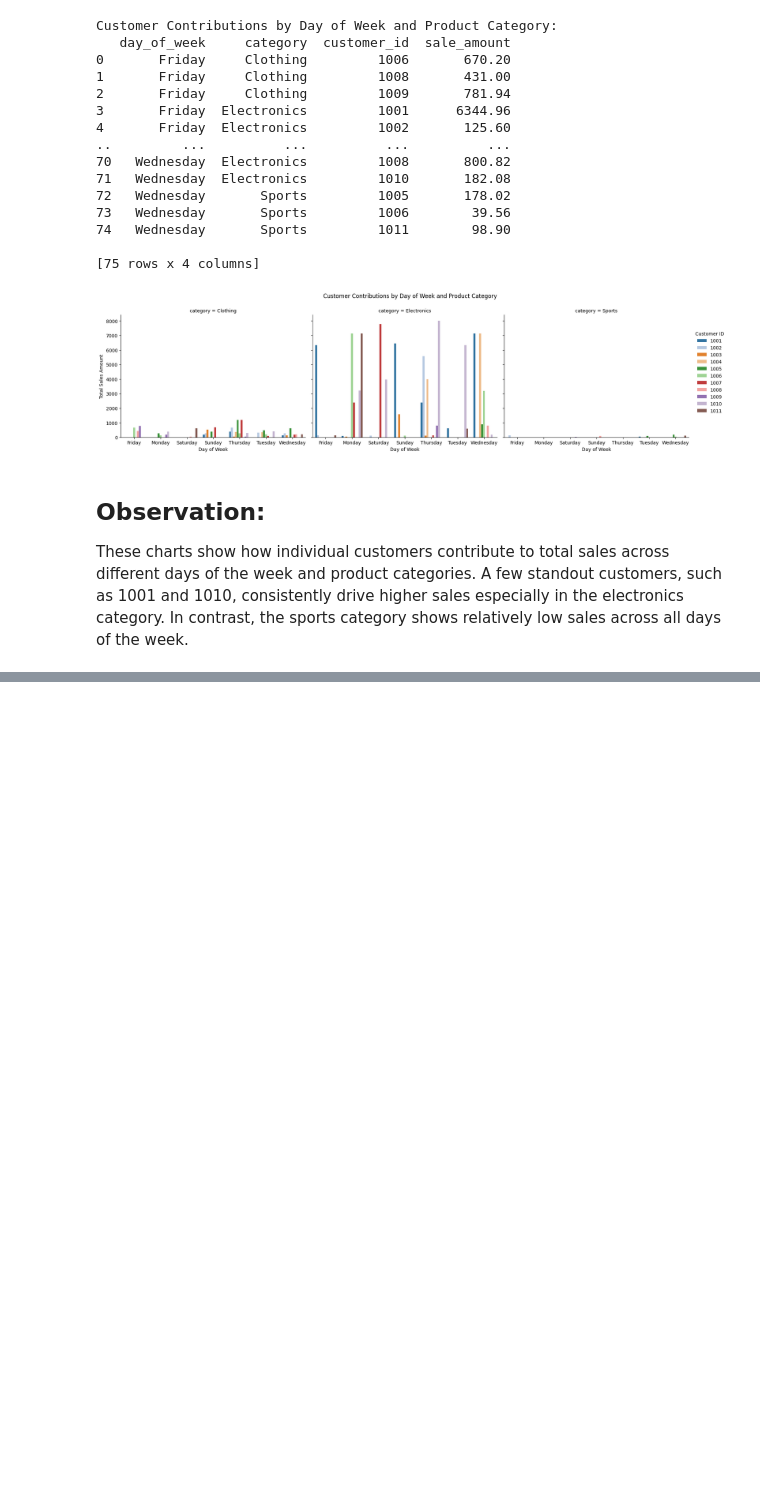
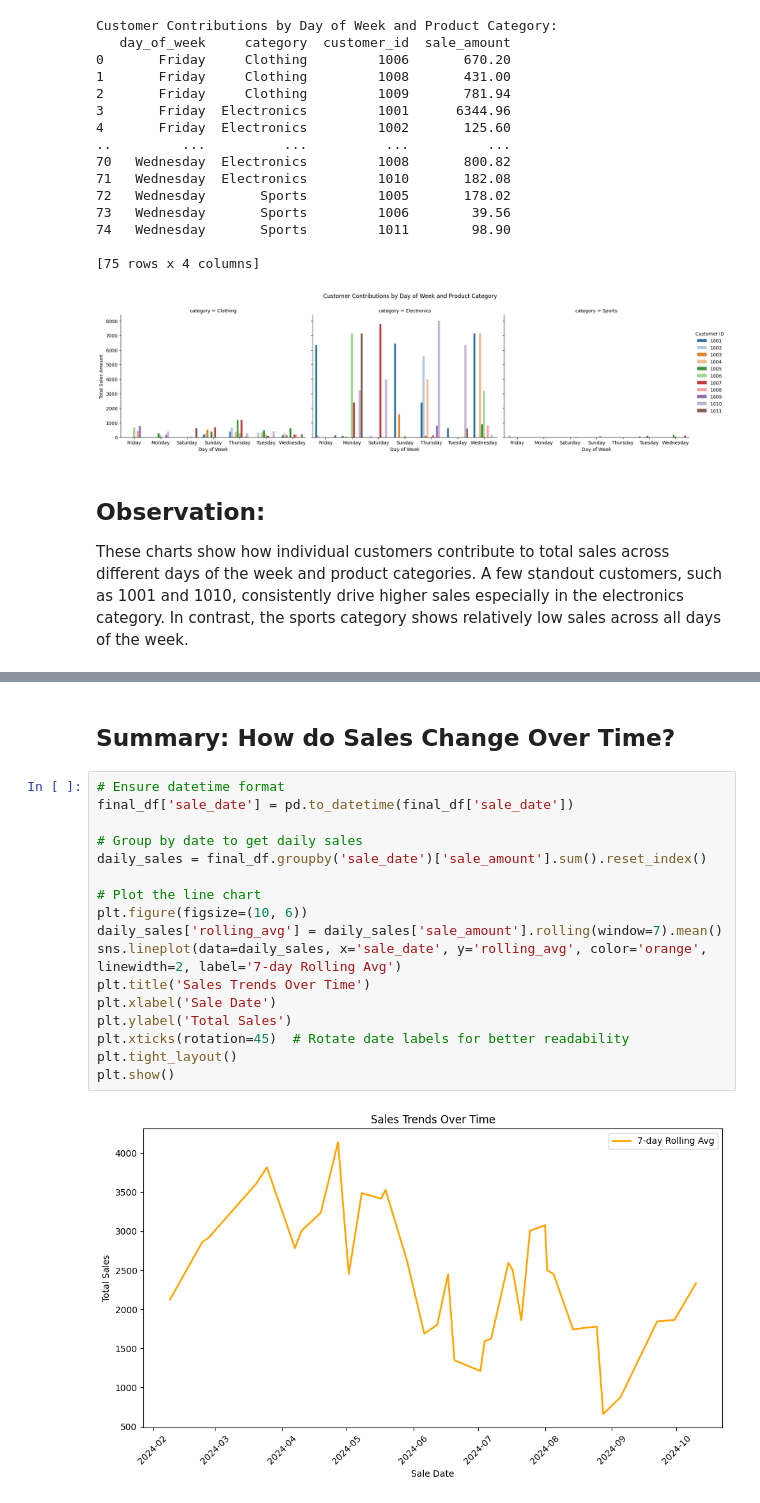
Before and after one commit to abeaderstadt/smart-store-beaderstadt, a Jupyter notebook: scripts/olap/sales_day_analysis_final.ipynb, the cells around one changed output, grey strips where cells are left out. Saved outputs shown, nothing was run; the diff lists cells and outputs as text; blank space fills up the shorter version.

```diff
--- a/scripts/olap/sales_day_analysis_final.ipynb
+++ b/scripts/olap/sales_day_analysis_final.ipynb
@@ -293,0 +372,21 @@ These charts show how individual customers contribute to total sales across diff
+# %% [markdown]
+## Summary: How do Sales Change Over Time?
+# %%
+# Ensure datetime format
+final_df['sale_date'] = pd.to_datetime(final_df['sale_date'])
+
+# Group by date to get daily sales
+daily_sales = final_df.groupby('sale_date')['sale_amount'].sum().reset_index()
+
+# Plot the line chart
+plt.figure(figsize=(10, 6))
+daily_sales['rolling_avg'] = daily_sales['sale_amount'].rolling(window=7).mean()
+sns.lineplot(data=daily_sales, x='sale_date', y='rolling_avg', color='orange', linewidth=2, label='7-day Rolling Avg')
+plt.title('Sales Trends Over Time')
+plt.xlabel('Sale Date')
+plt.ylabel('Total Sales')
+plt.xticks(rotation=45)  # Rotate date labels for better readability
+plt.tight_layout()
+plt.show()
+# %% [output]
+[figure, added]
```
Also changed, not shown: parts of 5 cells of this notebook.
